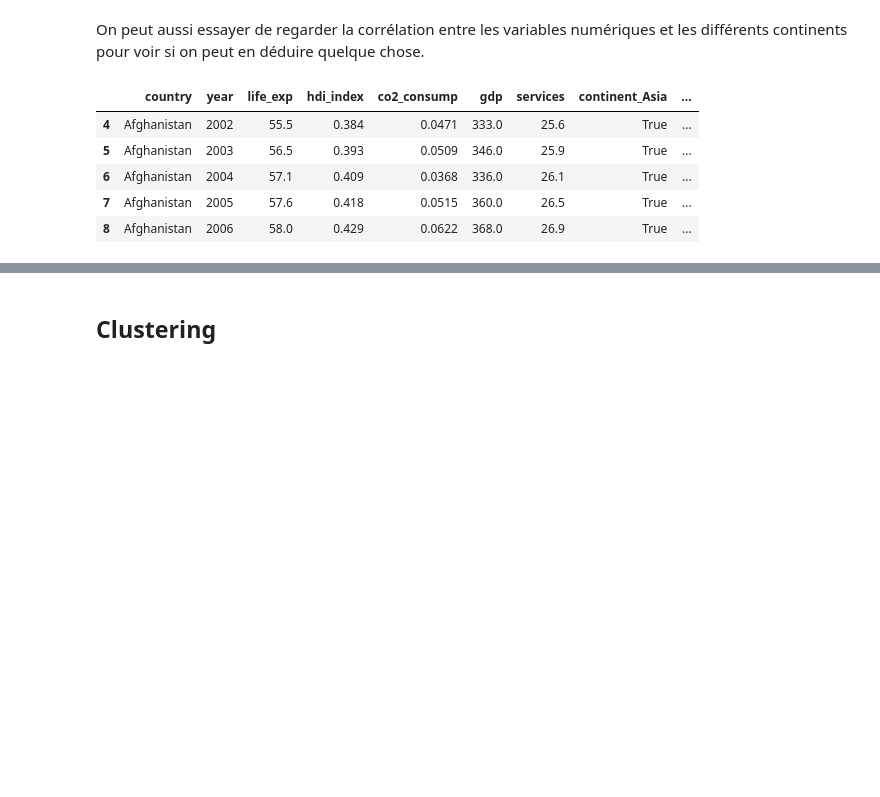
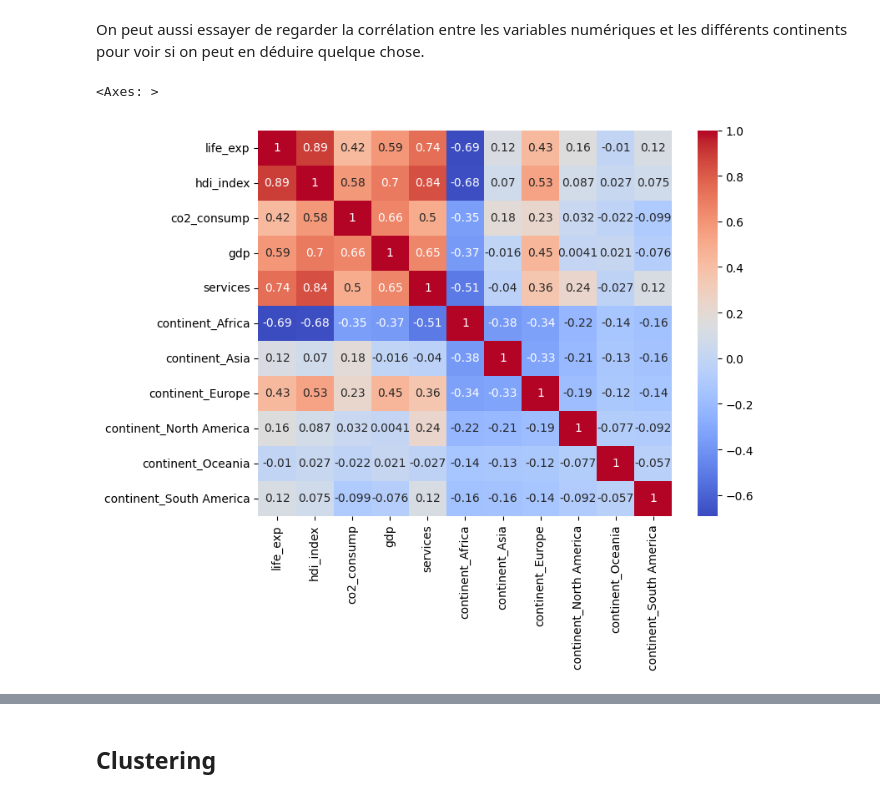
Before and after one commit to Runhilia/DataMining, a Jupyter notebook: gapminder.ipynb, the cells around one changed output, grey strips where cells are left out. Cells and saved outputs as stored; diff of their text form; code cells hidden in the pictures; blank space fills up the shorter version.

```diff
--- a/gapminder.ipynb
+++ b/gapminder.ipynb
@@ -173,14 +173,11 @@ On peut aussi essayer de regarder la corrélation entre les variables numérique
 # %%
 # On ajoute une variable pour chaque continent avec un booléen pour savoir si le pays est dans ce continent
 df_variables_continents = pd.get_dummies(df, columns = ['continent'])
-df_variables_continents = df_variables_continents.select_dtypes(include = ['float64', 'uint8'])
-correlation = df_num.corr()
+df_variables_continents = df_variables_continents.select_dtypes(include = ['float64', 'bool'])
+# Corrélation entre les variables
+correlation = df_variables_continents.corr()
 plt.figure(figsize = (8,6))
 sns.heatmap(correlation, annot = True, cmap = 'coolwarm')
 # %% [output]
-|  | country | year | life_exp | hdi_index | co2_consump | gdp | services | continent_Asia | ... |
-| 4 | Afghanistan | 2002 | 55.5 | 0.384 | 0.0471 | 333.0 | 25.6 | True | ... |
-| 5 | Afghanistan | 2003 | 56.5 | 0.393 | 0.0509 | 346.0 | 25.9 | True | ... |
-| 6 | Afghanistan | 2004 | 57.1 | 0.409 | 0.0368 | 336.0 | 26.1 | True | ... |
-| 7 | Afghanistan | 2005 | 57.6 | 0.418 | 0.0515 | 360.0 | 26.5 | True | ... |
-| 8 | Afghanistan | 2006 | 58.0 | 0.429 | 0.0622 | 368.0 | 26.9 | True | ... |
+<Axes: >
+[figure, added]
```
Also changed, not shown: parts of 1 cell of this notebook.
